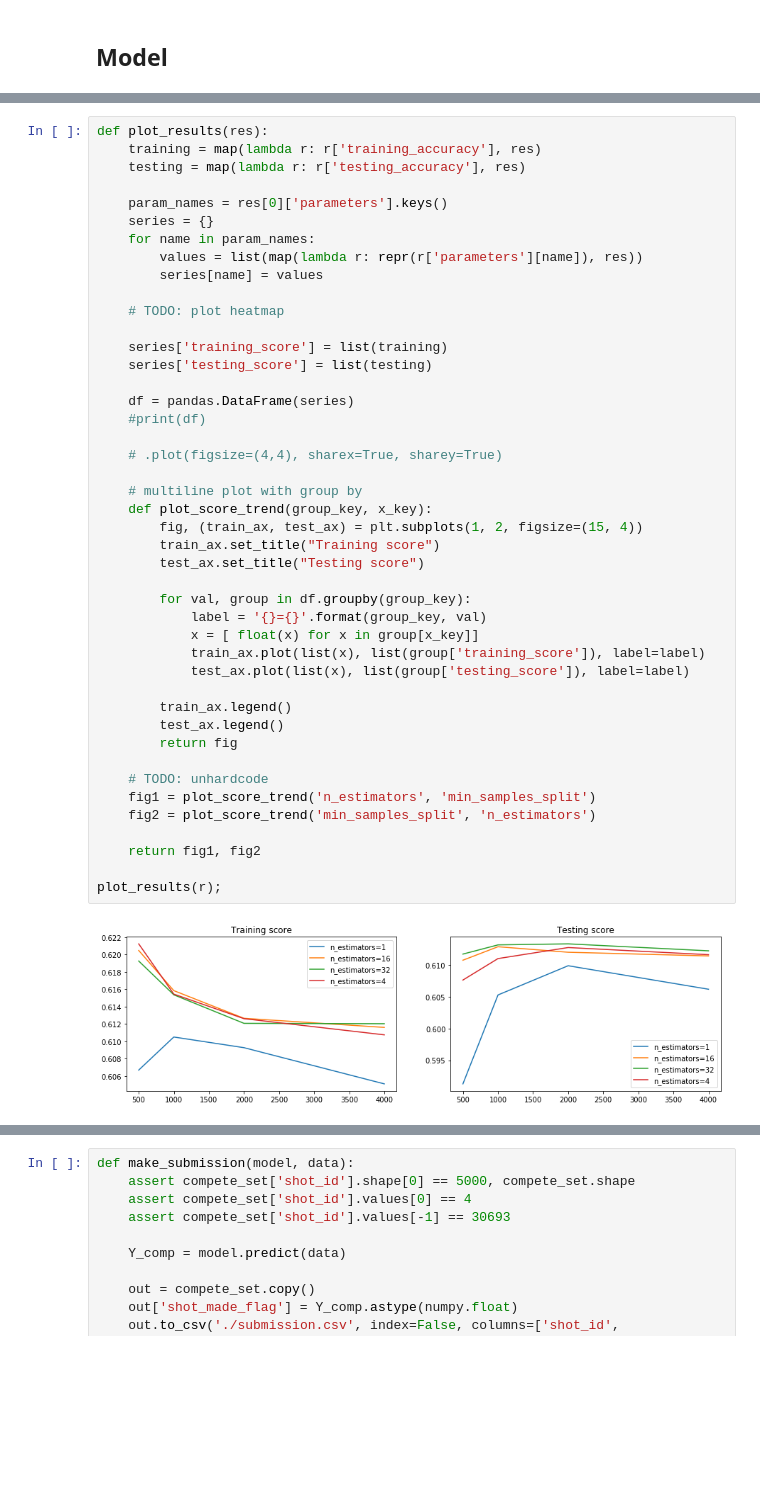
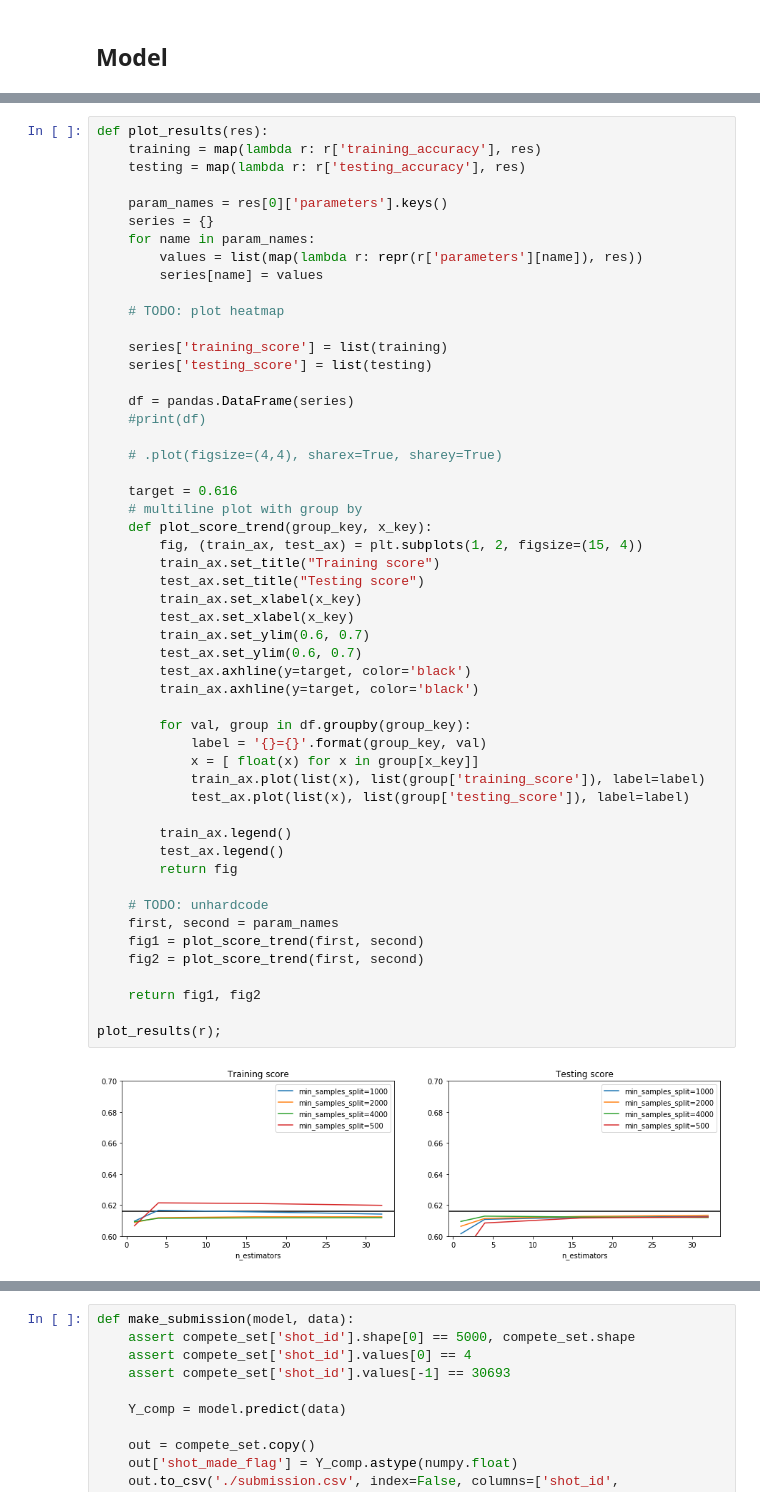
Before and after one commit to jonnor/datascience-master, a Jupyter notebook: dat200/assigment2/Basketball.ipynb, the cells around one changed output, grey strips where cells are left out. Drawn from its saved outputs; the diff is of its cells as text; blank space fills up the shorter version.

Commit message:
dat200: Add 2/3 points, improve result plots a bit

```diff
--- a/dat200/assigment2/Basketball.ipynb
+++ b/dat200/assigment2/Basketball.ipynb
@@ -245,33 +240,41 @@ def plot_results(res):
     series['training_score'] = list(training)
     series['testing_score'] = list(testing)
 
     df = pandas.DataFrame(series)
     #print(df)
 
     # .plot(figsize=(4,4), sharex=True, sharey=True)
 
+    target = 0.616
     # multiline plot with group by
     def plot_score_trend(group_key, x_key):
         fig, (train_ax, test_ax) = plt.subplots(1, 2, figsize=(15, 4))
         train_ax.set_title("Training score")
         test_ax.set_title("Testing score")
+        train_ax.set_xlabel(x_key)
+        test_ax.set_xlabel(x_key)
+        train_ax.set_ylim(0.6, 0.7)
+        test_ax.set_ylim(0.6, 0.7)
+        test_ax.axhline(y=target, color='black')
+        train_ax.axhline(y=target, color='black')
 
         for val, group in df.groupby(group_key):
             label = '{}={}'.format(group_key, val)
             x = [ float(x) for x in group[x_key]]
             train_ax.plot(list(x), list(group['training_score']), label=label)
             test_ax.plot(list(x), list(group['testing_score']), label=label)
 
         train_ax.legend()
         test_ax.legend()
         return fig
 
     # TODO: unhardcode
-    fig1 = plot_score_trend('n_estimators', 'min_samples_split')
-    fig2 = plot_score_trend('min_samples_split', 'n_estimators')
+    first, second = param_names
+    fig1 = plot_score_trend(first, second)
+    fig2 = plot_score_trend(first, second)
 
     return fig1, fig2
 
 plot_results(r);
 # %% [output]
-[figure, old version]
+[figure, new version]
```
Also changed, not shown: parts of 4 cells of this notebook, 1 other file.
